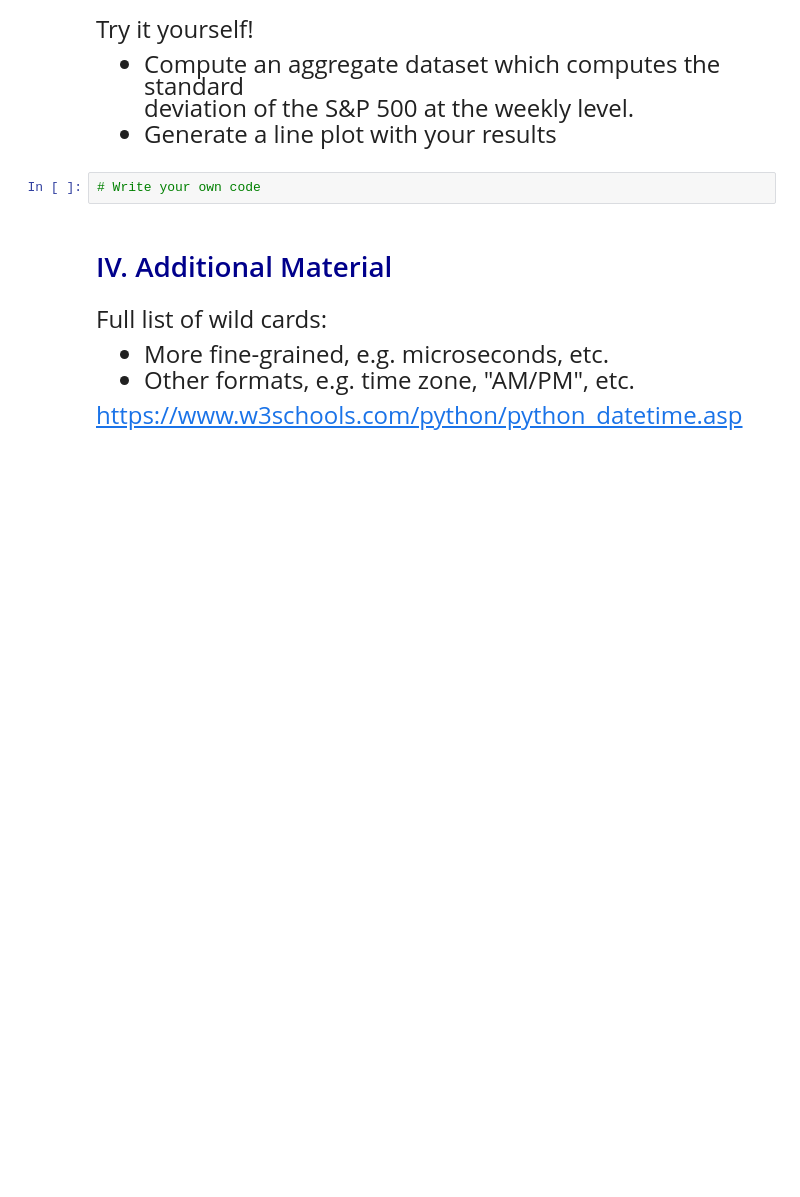
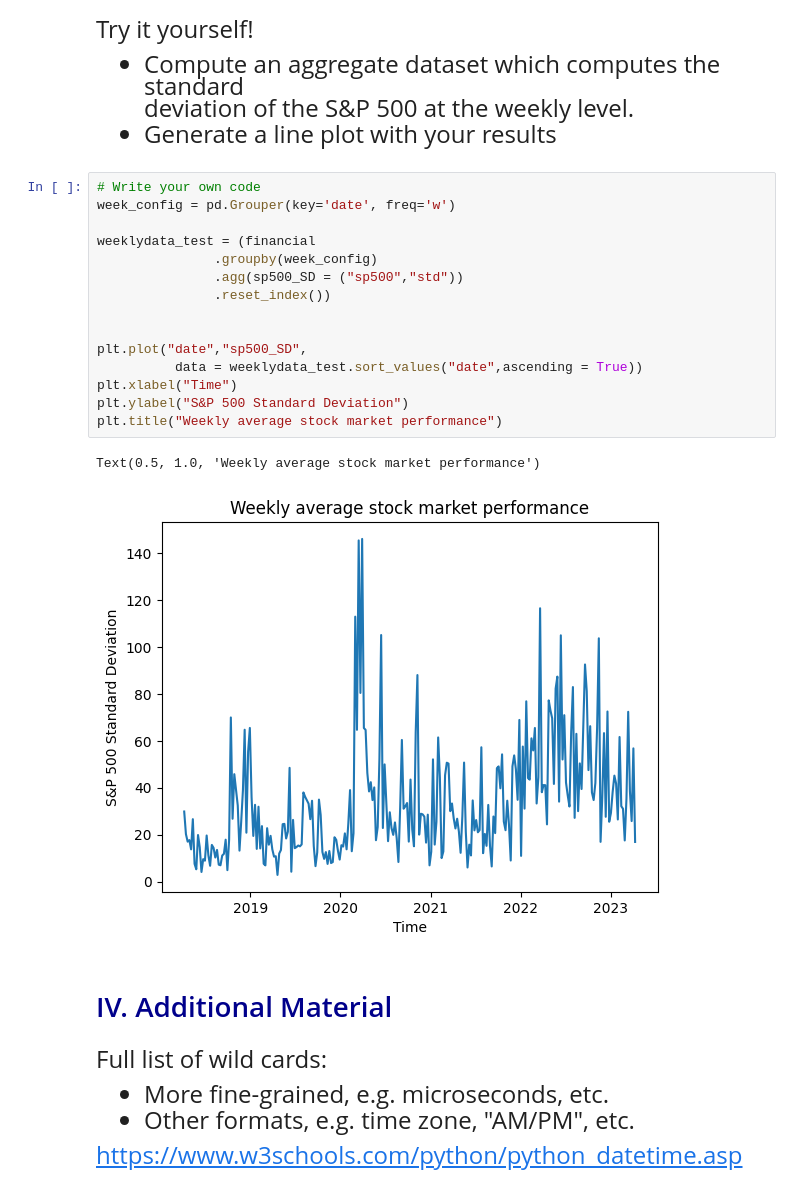
Before and after one commit to JunyiZhou-Conny/qtm151spring2023, a Jupyter notebook: Lecture 21/Lecture 21.ipynb, the cells around one changed output. Cells and saved outputs as stored; diff of their text form; blank space fills up the shorter version.

```diff
--- a/Lecture 21/Lecture 21.ipynb
+++ b/Lecture 21/Lecture 21.ipynb
@@ -282,8 +283,24 @@ Try it yourself!
 - Compute an aggregate dataset which computes the standard <br>
 deviation of the S&P 500 at the weekly level.
 - Generate a line plot with your results
-# %%
-# Write your own code
+# %%
+# Write your own code
+week_config = pd.Grouper(key='date', freq='w')
+
+weeklydata_test = (financial
+               .groupby(week_config)
+               .agg(sp500_SD = ("sp500","std"))
+               .reset_index())
+
+
+plt.plot("date","sp500_SD",
+          data = weeklydata_test.sort_values("date",ascending = True))
+plt.xlabel("Time")
+plt.ylabel("S&P 500 Standard Deviation")
+plt.title("Weekly average stock market performance")
+# %% [output]
+Text(0.5, 1.0, 'Weekly average stock market performance')
+[figure, added]
 # %% [markdown]
 # <span style="color:darkblue"> IV. Additional Material </span>
 # %% [markdown]
```
Also changed, not shown: parts of 1 cell of this notebook, 4 other files.
